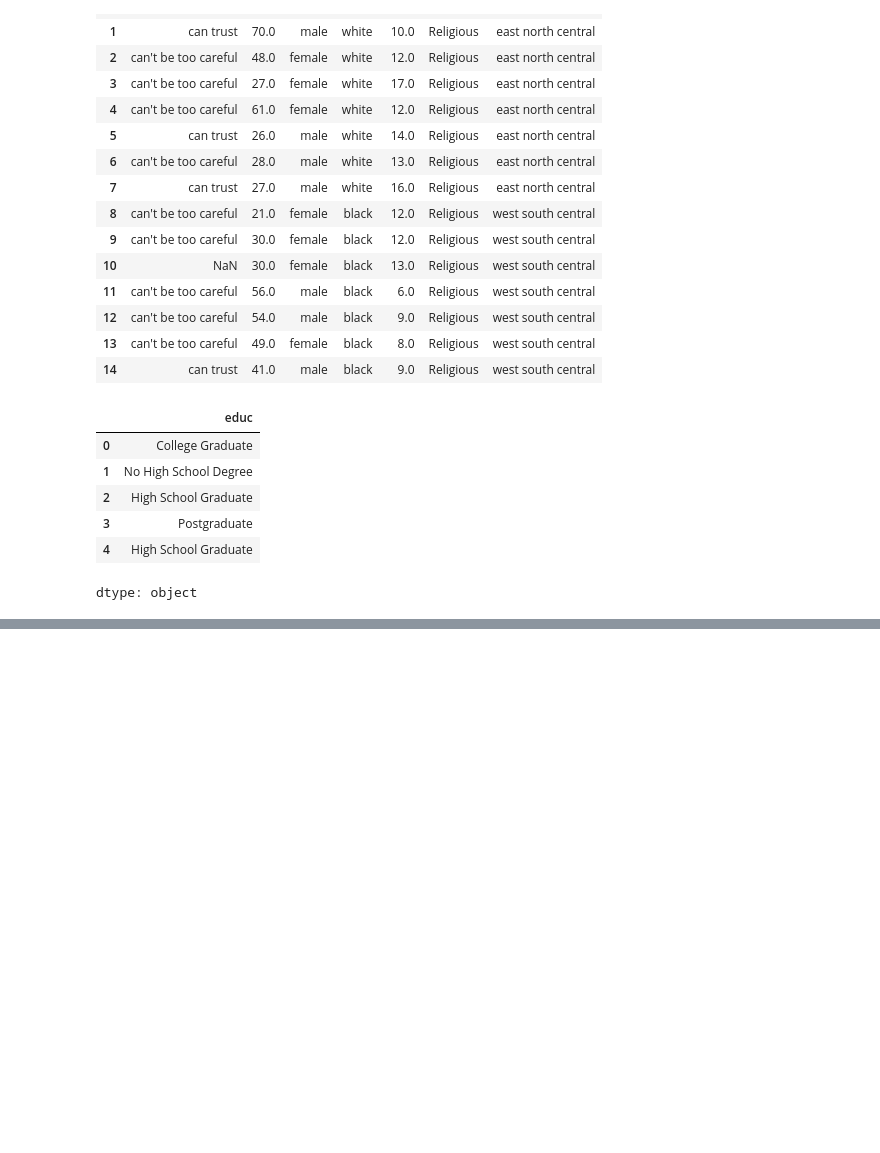
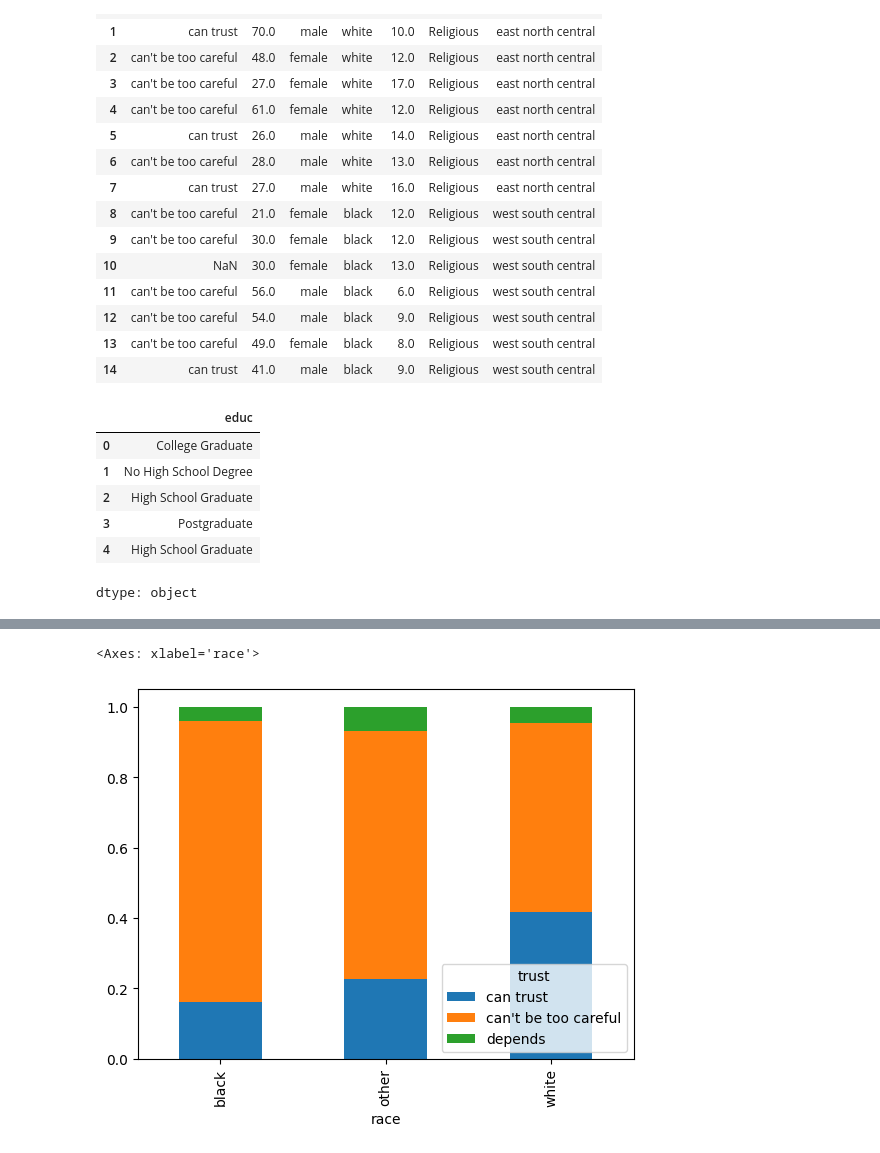
Before and after one commit to nladocsi/lab_eda, a Jupyter notebook: lab_notebook.ipynb, the cells around one changed output, grey strips where cells are left out. Cells and saved outputs as stored; diff of their text form; code cells hidden in the pictures; blank space fills up the shorter version.

```diff
--- a/lab_notebook.ipynb
+++ b/lab_notebook.ipynb
@@ -163,0 +209,6 @@ dtype: object
+# %%
+trust_race = pd.crosstab(df['race'], df['trust'], normalize='index')
+trust_race.plot(kind="bar", stacked=True)
+# %% [output]
+<Axes: xlabel='race'>
+[figure, added]
```
Also changed, not shown: parts of 9 cells of this notebook.
